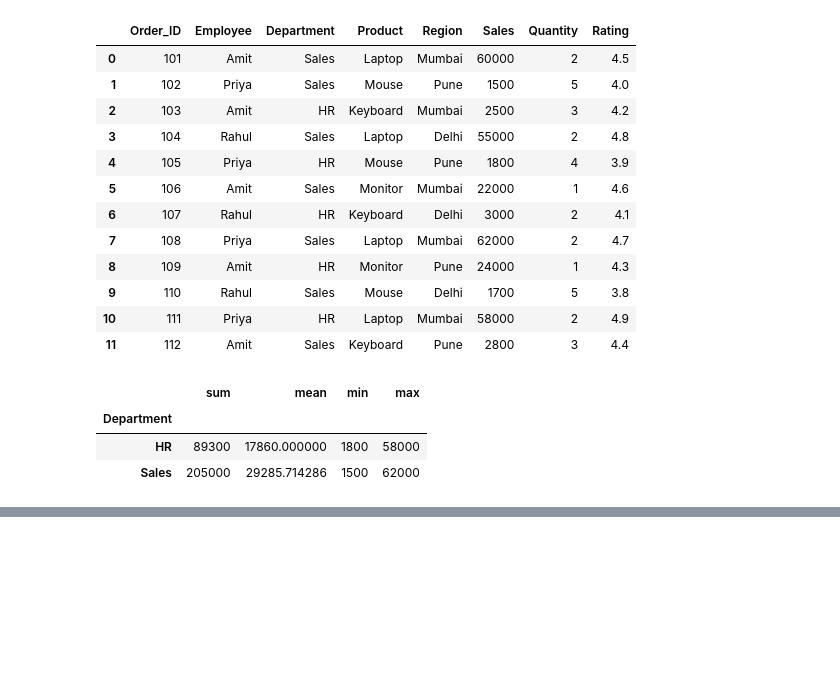
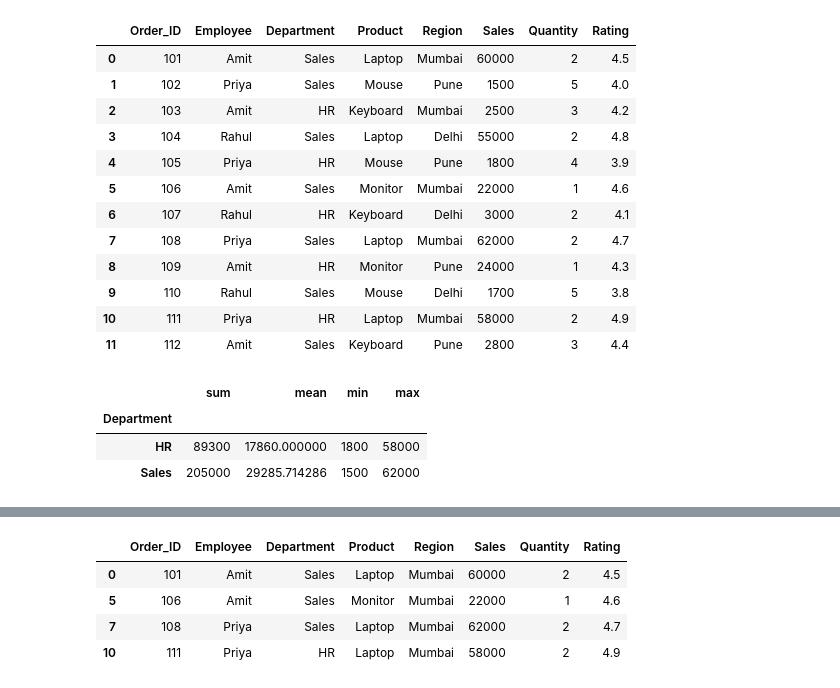
Before and after one commit to YashNotCoder/Python-Learning, a Jupyter notebook: Libraries/Pandas/Basics of pandas.ipynb, the cells around one changed output, grey strips where cells are left out. Cells and saved outputs as stored; diff of their text form; code cells hidden in the pictures; blank space fills up the shorter version.

Commit message:
Learned how to filter data

```diff
--- a/Libraries/Pandas/Basics of pandas.ipynb
+++ b/Libraries/Pandas/Basics of pandas.ipynb
@@ -321,0 +338,8 @@ df.groupby("Department")["Sales"].agg(["sum", "mean", "min", "max"])
+# %%
+df.query("Region == 'Mumbai' and Rating > 4.3")    #Used for querying data like we do in SQL
+# %% [output]
+|  | Order_ID | Employee | Department | Product | Region | Sales | Quantity | Rating |
+| 0 | 101 | Amit | Sales | Laptop | Mumbai | 60000 | 2 | 4.5 |
+| 5 | 106 | Amit | Sales | Monitor | Mumbai | 22000 | 1 | 4.6 |
+| 7 | 108 | Priya | Sales | Laptop | Mumbai | 62000 | 2 | 4.7 |
+| 10 | 111 | Priya | HR | Laptop | Mumbai | 58000 | 2 | 4.9 |
```
Also changed, not shown: parts of 3 cells of this notebook.
